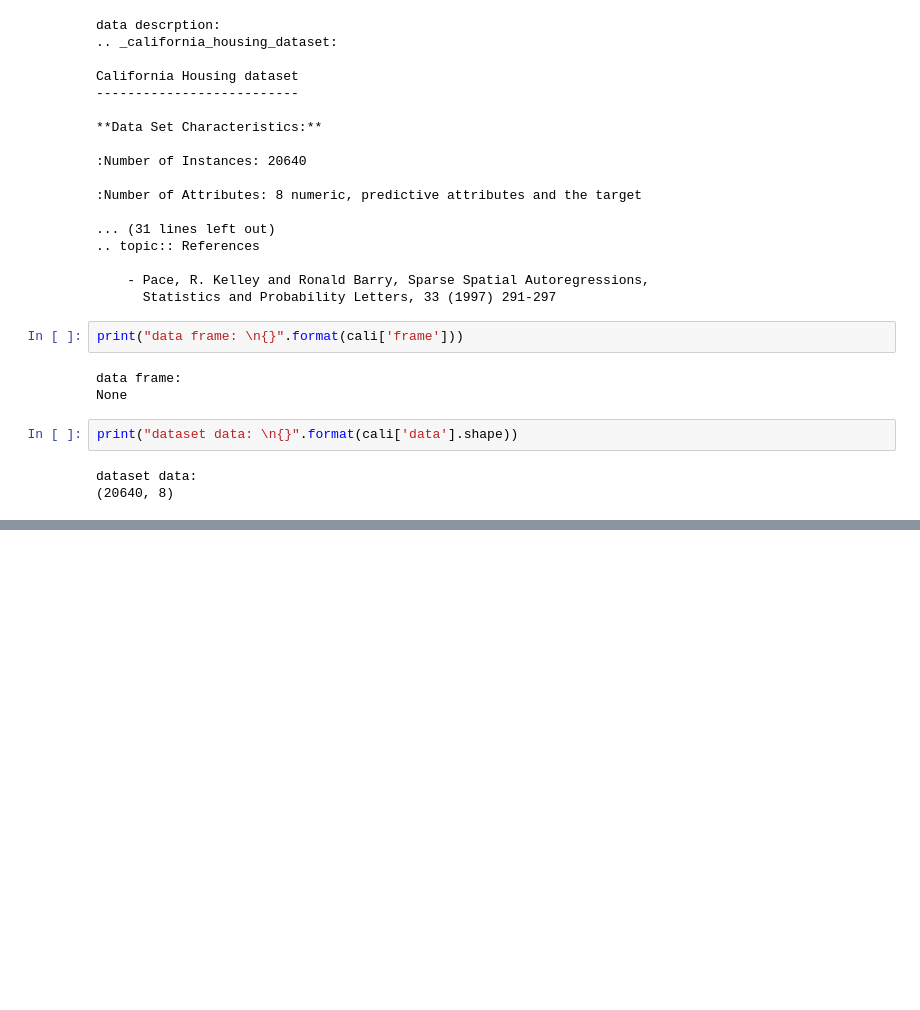
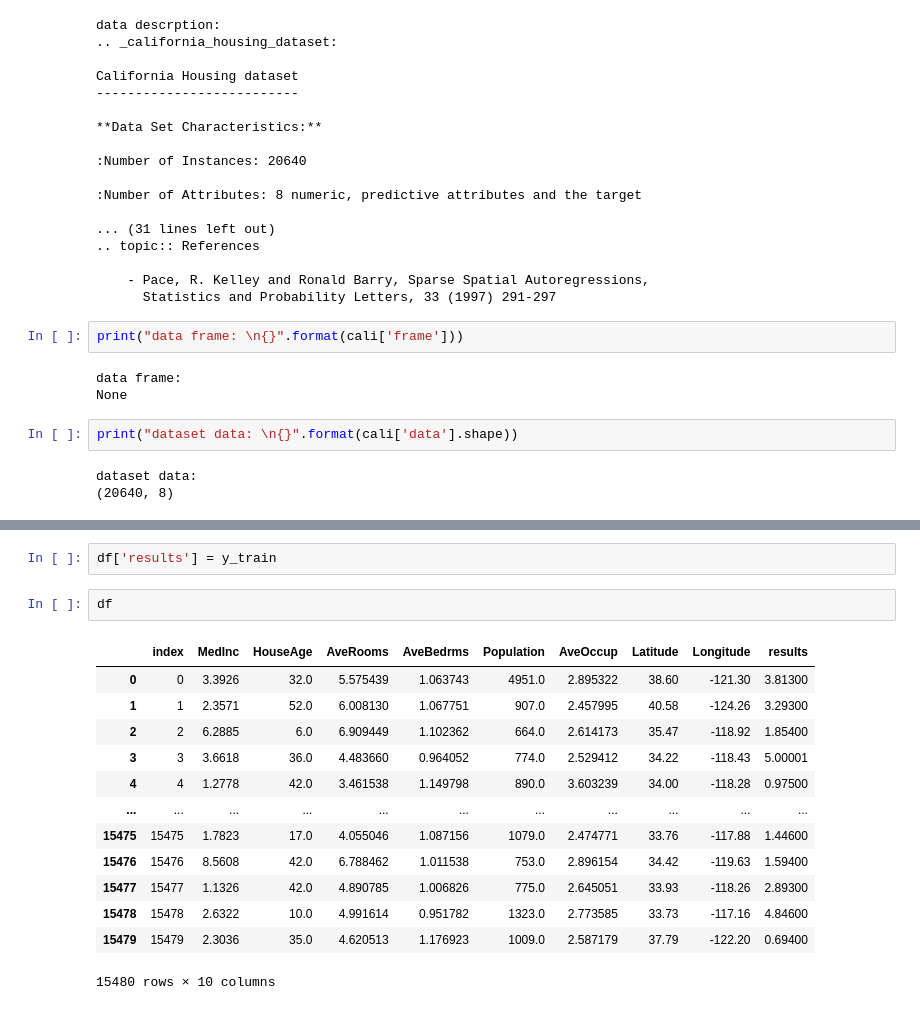
Before and after one commit to it-AVNG/ML_AI_study, a Jupyter notebook: intro2ML/chapter2/cali_house_reg.ipynb, the cells around one changed output, grey strips where cells are left out. Drawn from its saved outputs; the diff is of its cells as text; blank space fills up the shorter version.

```diff
--- a/intro2ML/chapter2/cali_house_reg.ipynb
+++ b/intro2ML/chapter2/cali_house_reg.ipynb
@@ -91,0 +123,18 @@ print(cali_df)
+# %%
+df['results'] = y_train
+# %%
+df
+# %% [output]
+|  | index | MedInc | HouseAge | AveRooms | AveBedrms | Population | AveOccup | Latitude | Longitude | results |
+| 0 | 0 | 3.3926 | 32.0 | 5.575439 | 1.063743 | 4951.0 | 2.895322 | 38.60 | -121.30 | 3.81300 |
+| 1 | 1 | 2.3571 | 52.0 | 6.008130 | 1.067751 | 907.0 | 2.457995 | 40.58 | -124.26 | 3.29300 |
+| 2 | 2 | 6.2885 | 6.0 | 6.909449 | 1.102362 | 664.0 | 2.614173 | 35.47 | -118.92 | 1.85400 |
+| 3 | 3 | 3.6618 | 36.0 | 4.483660 | 0.964052 | 774.0 | 2.529412 | 34.22 | -118.43 | 5.00001 |
+| 4 | 4 | 1.2778 | 42.0 | 3.461538 | 1.149798 | 890.0 | 3.603239 | 34.00 | -118.28 | 0.97500 |
+| ... | ... | ... | ... | ... | ... | ... | ... | ... | ... | ... |
+| 15475 | 15475 | 1.7823 | 17.0 | 4.055046 | 1.087156 | 1079.0 | 2.474771 | 33.76 | -117.88 | 1.44600 |
+| 15476 | 15476 | 8.5608 | 42.0 | 6.788462 | 1.011538 | 753.0 | 2.896154 | 34.42 | -119.63 | 1.59400 |
+| 15477 | 15477 | 1.1326 | 42.0 | 4.890785 | 1.006826 | 775.0 | 2.645051 | 33.93 | -118.26 | 2.89300 |
+| 15478 | 15478 | 2.6322 | 10.0 | 4.991614 | 0.951782 | 1323.0 | 2.773585 | 33.73 | -117.16 | 4.84600 |
+| 15479 | 15479 | 2.3036 | 35.0 | 4.620513 | 1.176923 | 1009.0 | 2.587179 | 37.79 | -122.20 | 0.69400 |
+15480 rows × 10 columns
```
Also changed, not shown: parts of 12 cells of this notebook.
